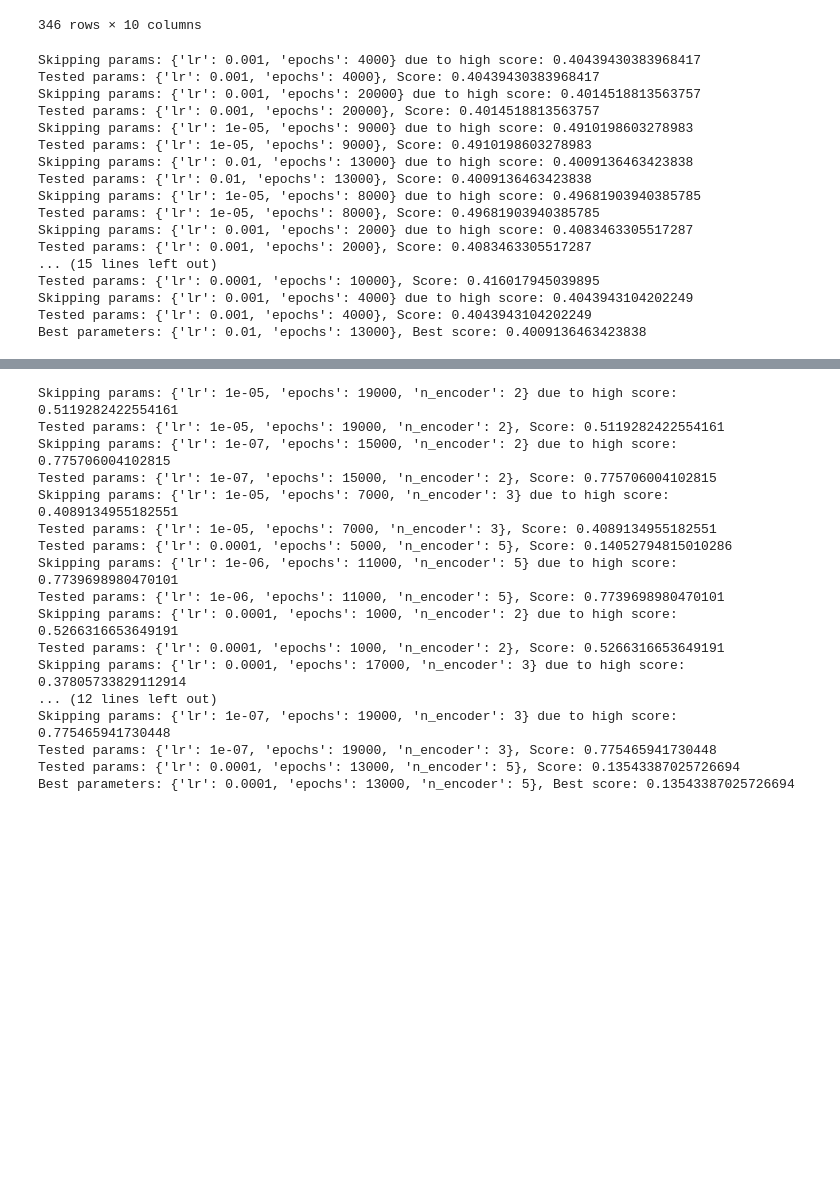
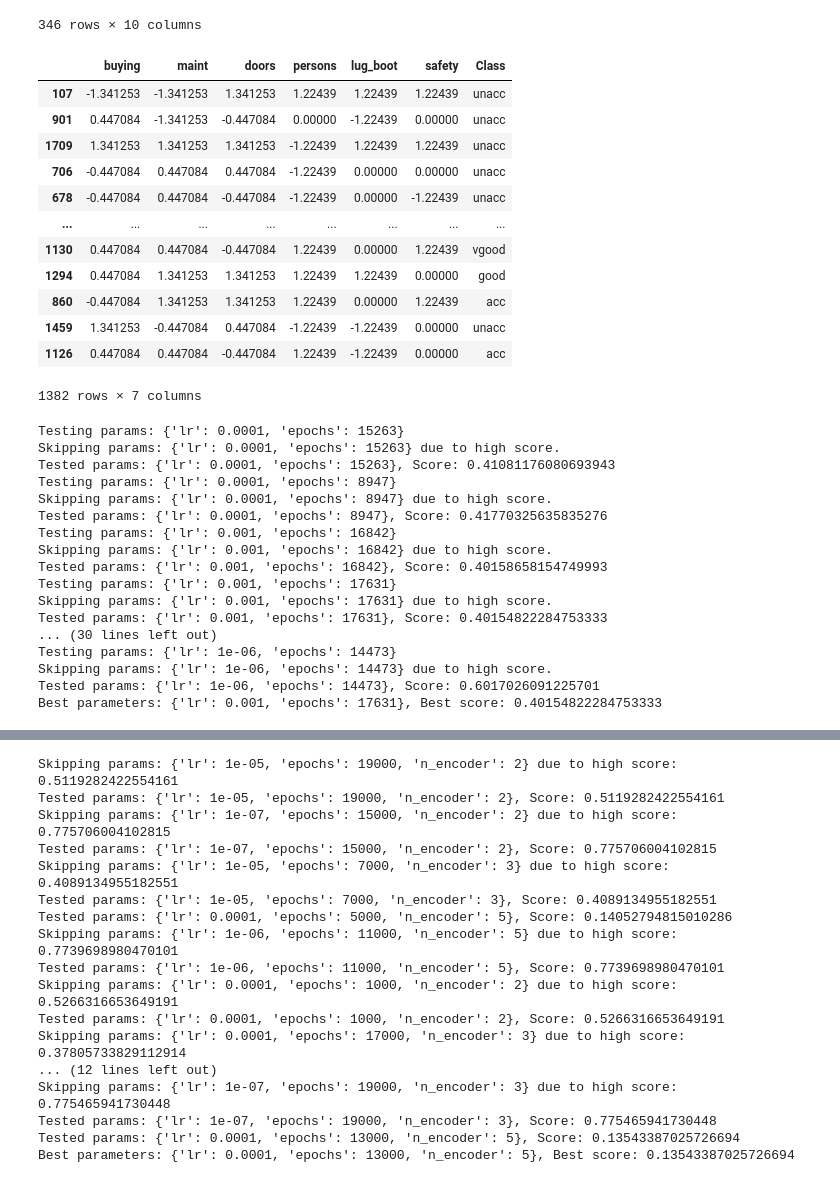
Before and after one commit to srikantamehta/ML-Models-from-Scratch, a Jupyter notebook: car_nn_experiment.ipynb, the cells around one changed output, grey strips where cells are left out. Saved outputs shown, nothing was run; the diff lists cells and outputs as text; code cells hidden in the pictures; blank space fills up the shorter version.

```diff
--- a/car_nn_experiment.ipynb
+++ b/car_nn_experiment.ipynb
@@ -53,14 +60,30 @@ data_val
 data_test = data_val.to_numpy()
 X_val = data_test[:,:-4]
 y_val = data_test[:,-4:]
+# %%
+data_train
+# %% [output]
+|  | buying | maint | doors | persons | lug_boot | safety | Class |
+| 107 | -1.341253 | -1.341253 | 1.341253 | 1.22439 | 1.22439 | 1.22439 | unacc |
+| 901 | 0.447084 | -1.341253 | -0.447084 | 0.00000 | -1.22439 | 0.00000 | unacc |
+| 1709 | 1.341253 | 1.341253 | 1.341253 | -1.22439 | 1.22439 | 1.22439 | unacc |
+| 706 | -0.447084 | 0.447084 | 0.447084 | -1.22439 | 0.00000 | 0.00000 | unacc |
+| 678 | -0.447084 | 0.447084 | -0.447084 | -1.22439 | 0.00000 | -1.22439 | unacc |
+| ... | ... | ... | ... | ... | ... | ... | ... |
+| 1130 | 0.447084 | 0.447084 | -0.447084 | 1.22439 | 0.00000 | 1.22439 | vgood |
+| 1294 | 0.447084 | 1.341253 | 1.341253 | 1.22439 | 1.22439 | 0.00000 | good |
+| 860 | -0.447084 | 1.341253 | 1.341253 | 1.22439 | 0.00000 | 1.22439 | acc |
+| 1459 | 1.341253 | -0.447084 | 0.447084 | -1.22439 | -1.22439 | 0.00000 | unacc |
+| 1126 | 0.447084 | 0.447084 | -0.447084 | 1.22439 | -1.22439 | 0.00000 | acc |
+1382 rows × 7 columns
 # %%
 import random
 
 iterations = 15
 
 param_space = {
-    'lr': [0.01,0.001,0.0001,0.00001,0.000001],
-    'epochs': np.linspace(1000, 20000, num=20).astype(int).tolist()
+    'lr': [0.001,0.0001,0.00001,0.000001,0.0000001],
+    'epochs': np.linspace(5000, 20000, num=20).astype(int).tolist()
 }
 
 best_score = float('inf')
@@ -72,6 +95,8 @@ for _ in range(iterations):
     params = {key: random.choice(value) for key, value in param_space.items()}
     scores = []
 
+    print(f"Testing params: {params}")
+
     for i, (train_set, _) in enumerate(cross_validator.cross_validation(data_train, n_splits=2, n_repeats=5, random_state=42, stratify=True)):
 
         train_set = data_processor.encode_nominal_features(train_set)
@@ -82,14 +107,14 @@ for _ in range(iterations):
 
         linear = LinearNetwork(config)
 
-        _, val_losses = linear.logistic_regression(X_train,y_train,X_val,y_val,epochs=params['epochs'],lr=params['lr'],patience=500)
+        _, val_losses = linear.logistic_regression(X_train,y_train,X_val,y_val,epochs=params['epochs'],lr=params['lr'],patience=np.inf)
 
         score = val_losses[-1]
         scores.append(score)
 
         # Skip to the next parameter set if score > 0.2
         if score > 0.2:
-            print(f"Skipping params: {params} due to high score: {score}")
+            print(f"Skipping params: {params} due to high score.")
             break  # Exit the current for-loop
 
     avg_score = np.mean(scores)
@@ -103,23 +128,23 @@ for _ in range(iterations):
 
 print(f"Best parameters: {best_params_linear}, Best score: {best_score}")
 # %% [output]
-Skipping params: {'lr': 0.001, 'epochs': 4000} due to high score: 0.40439430383968417
-Tested params: {'lr': 0.001, 'epochs': 4000}, Score: 0.40439430383968417
-Skipping params: {'lr': 0.001, 'epochs': 20000} due to high score: 0.4014518813563757
-Tested params: {'lr': 0.001, 'epochs': 20000}, Score: 0.4014518813563757
-Skipping params: {'lr': 1e-05, 'epochs': 9000} due to high score: 0.4910198603278983
-Tested params: {'lr': 1e-05, 'epochs': 9000}, Score: 0.4910198603278983
-Skipping params: {'lr': 0.01, 'epochs': 13000} due to high score: 0.4009136463423838
-Tested params: {'lr': 0.01, 'epochs': 13000}, Score: 0.4009136463423838
-Skipping params: {'lr': 1e-05, 'epochs': 8000} due to high score: 0.49681903940385785
-Tested params: {'lr': 1e-05, 'epochs': 8000}, Score: 0.49681903940385785
-Skipping params: {'lr': 0.001, 'epochs': 2000} due to high score: 0.4083463305517287
-Tested params: {'lr': 0.001, 'epochs': 2000}, Score: 0.4083463305517287
-... (15 lines left out)
-Tested params: {'lr': 0.0001, 'epochs': 10000}, Score: 0.416017945039895
-Skipping params: {'lr': 0.001, 'epochs': 4000} due to high score: 0.4043943104202249
-Tested params: {'lr': 0.001, 'epochs': 4000}, Score: 0.4043943104202249
-Best parameters: {'lr': 0.01, 'epochs': 13000}, Best score: 0.4009136463423838
+Testing params: {'lr': 0.0001, 'epochs': 15263}
+Skipping params: {'lr': 0.0001, 'epochs': 15263} due to high score.
+Tested params: {'lr': 0.0001, 'epochs': 15263}, Score: 0.41081176080693943
+Testing params: {'lr': 0.0001, 'epochs': 8947}
+Skipping params: {'lr': 0.0001, 'epochs': 8947} due to high score.
+Tested params: {'lr': 0.0001, 'epochs': 8947}, Score: 0.41770325635835276
+Testing params: {'lr': 0.001, 'epochs': 16842}
+Skipping params: {'lr': 0.001, 'epochs': 16842} due to high score.
+Tested params: {'lr': 0.001, 'epochs': 16842}, Score: 0.40158658154749993
+Testing params: {'lr': 0.001, 'epochs': 17631}
+Skipping params: {'lr': 0.001, 'epochs': 17631} due to high score.
+Tested params: {'lr': 0.001, 'epochs': 17631}, Score: 0.40154822284753333
+... (30 lines left out)
+Testing params: {'lr': 1e-06, 'epochs': 14473}
+Skipping params: {'lr': 1e-06, 'epochs': 14473} due to high score.
+Tested params: {'lr': 1e-06, 'epochs': 14473}, Score: 0.6017026091225701
+Best parameters: {'lr': 0.001, 'epochs': 17631}, Best score: 0.40154822284753333
 # %%
 import random
 
```
Also changed, not shown: parts of 14 cells of this notebook, 3 other files.
